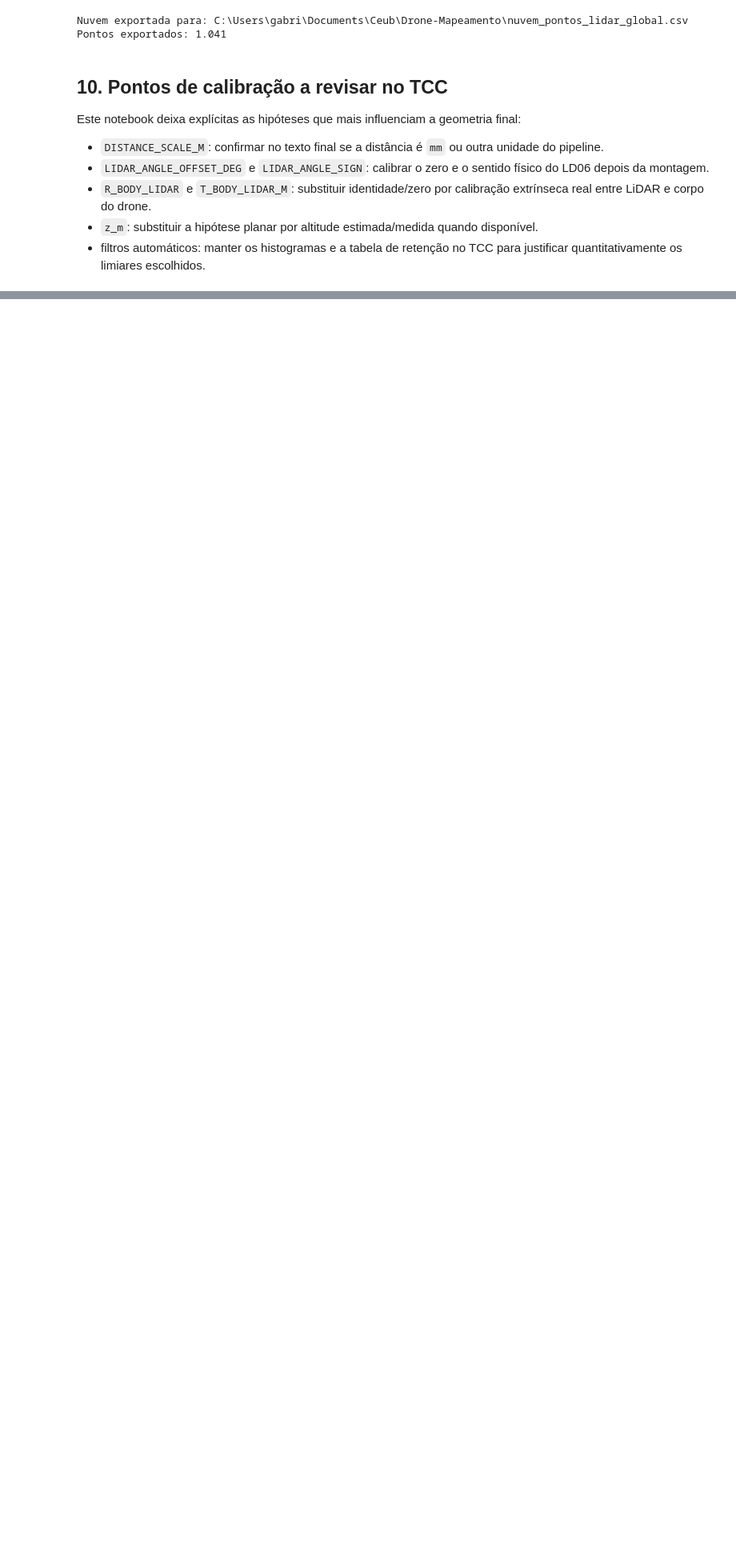
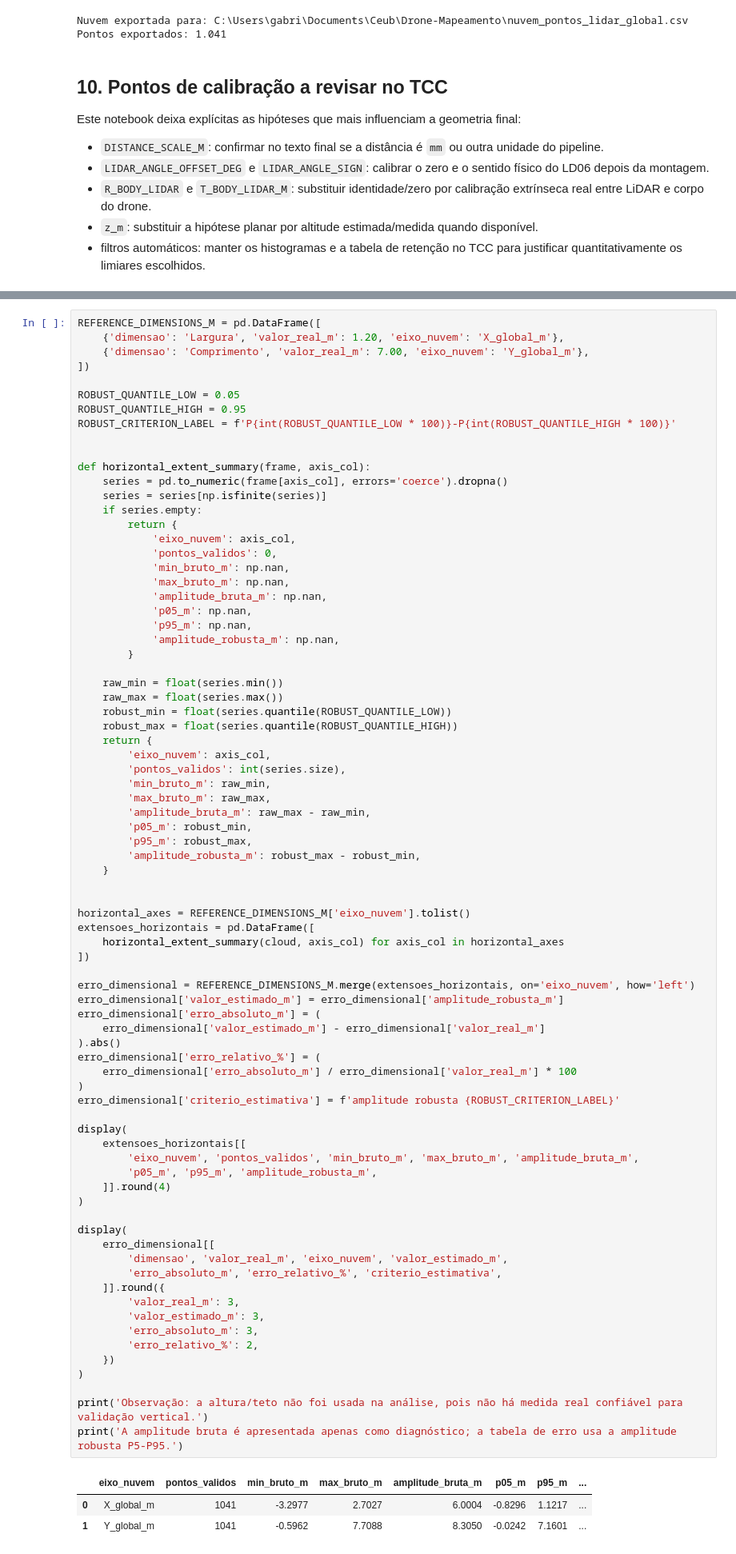
Before and after one commit to TheHolsback/Drone-Mapeamento, a Jupyter notebook: processamento_nuvem_lidar_global.ipynb, the cells around one changed output, grey strips where cells are left out. Shown at 80% size. Drawn from its saved outputs; the diff is of its cells as text; blank space fills up the shorter version.

```diff
--- a/processamento_nuvem_lidar_global.ipynb
+++ b/processamento_nuvem_lidar_global.ipynb
@@ -814,0 +838,82 @@ Este notebook deixa explícitas as hipóteses que mais influenciam a geometria f
+# %%
+REFERENCE_DIMENSIONS_M = pd.DataFrame([
+    {'dimensao': 'Largura', 'valor_real_m': 1.20, 'eixo_nuvem': 'X_global_m'},
+    {'dimensao': 'Comprimento', 'valor_real_m': 7.00, 'eixo_nuvem': 'Y_global_m'},
+])
+
+ROBUST_QUANTILE_LOW = 0.05
+ROBUST_QUANTILE_HIGH = 0.95
+ROBUST_CRITERION_LABEL = f'P{int(ROBUST_QUANTILE_LOW * 100)}-P{int(ROBUST_QUANTILE_HIGH * 100)}'
+
+
+def horizontal_extent_summary(frame, axis_col):
+    series = pd.to_numeric(frame[axis_col], errors='coerce').dropna()
+    series = series[np.isfinite(series)]
+    if series.empty:
+        return {
+            'eixo_nuvem': axis_col,
+            'pontos_validos': 0,
+            'min_bruto_m': np.nan,
+            'max_bruto_m': np.nan,
+            'amplitude_bruta_m': np.nan,
+            'p05_m': np.nan,
+            'p95_m': np.nan,
+            'amplitude_robusta_m': np.nan,
+        }
+
+    raw_min = float(series.min())
+    raw_max = float(series.max())
+    robust_min = float(series.quantile(ROBUST_QUANTILE_LOW))
+    robust_max = float(series.quantile(ROBUST_QUANTILE_HIGH))
+    return {
+        'eixo_nuvem': axis_col,
+        'pontos_validos': int(series.size),
+        'min_bruto_m': raw_min,
+        'max_bruto_m': raw_max,
+        'amplitude_bruta_m': raw_max - raw_min,
+        'p05_m': robust_min,
+        'p95_m': robust_max,
+        'amplitude_robusta_m': robust_max - robust_min,
+    }
+
+
+horizontal_axes = REFERENCE_DIMENSIONS_M['eixo_nuvem'].tolist()
+extensoes_horizontais = pd.DataFrame([
+    horizontal_extent_summary(cloud, axis_col) for axis_col in horizontal_axes
+])
+
+erro_dimensional = REFERENCE_DIMENSIONS_M.merge(extensoes_horizontais, on='eixo_nuvem', how='left')
+erro_dimensional['valor_estimado_m'] = erro_dimensional['amplitude_robusta_m']
+erro_dimensional['erro_absoluto_m'] = (
+    erro_dimensional['valor_estimado_m'] - erro_dimensional['valor_real_m']
+).abs()
+erro_dimensional['erro_relativo_%'] = (
+    erro_dimensional['erro_absoluto_m'] / erro_dimensional['valor_real_m'] * 100
+)
+erro_dimensional['criterio_estimativa'] = f'amplitude robusta {ROBUST_CRITERION_LABEL}'
+
+display(
+    extensoes_horizontais[[
+        'eixo_nuvem', 'pontos_validos', 'min_bruto_m', 'max_bruto_m', 'amplitude_bruta_m',
+        'p05_m', 'p95_m', 'amplitude_robusta_m',
+    ]].round(4)
+)
+
+display(
+    erro_dimensional[[
+        'dimensao', 'valor_real_m', 'eixo_nuvem', 'valor_estimado_m',
+        'erro_absoluto_m', 'erro_relativo_%', 'criterio_estimativa',
+    ]].round({
+        'valor_real_m': 3,
+        'valor_estimado_m': 3,
+        'erro_absoluto_m': 3,
+        'erro_relativo_%': 2,
+    })
+)
+
+print('Observação: a altura/teto não foi usada na análise, pois não há medida real confiável para validação vertical.')
+print('A amplitude bruta é apresentada apenas como diagnóstico; a tabela de erro usa a amplitude robusta P5-P95.')
+# %% [output]
+|  | eixo_nuvem | pontos_validos | min_bruto_m | max_bruto_m | amplitude_bruta_m | p05_m | p95_m | ... |
+| 0 | X_global_m | 1041 | -3.2977 | 2.7027 | 6.0004 | -0.8296 | 1.1217 | ... |
+| 1 | Y_global_m | 1041 | -0.5962 | 7.7088 | 8.3050 | -0.0242 | 7.1601 | ... |
```
Also changed, not shown: parts of 2 cells of this notebook, 4 other files.
